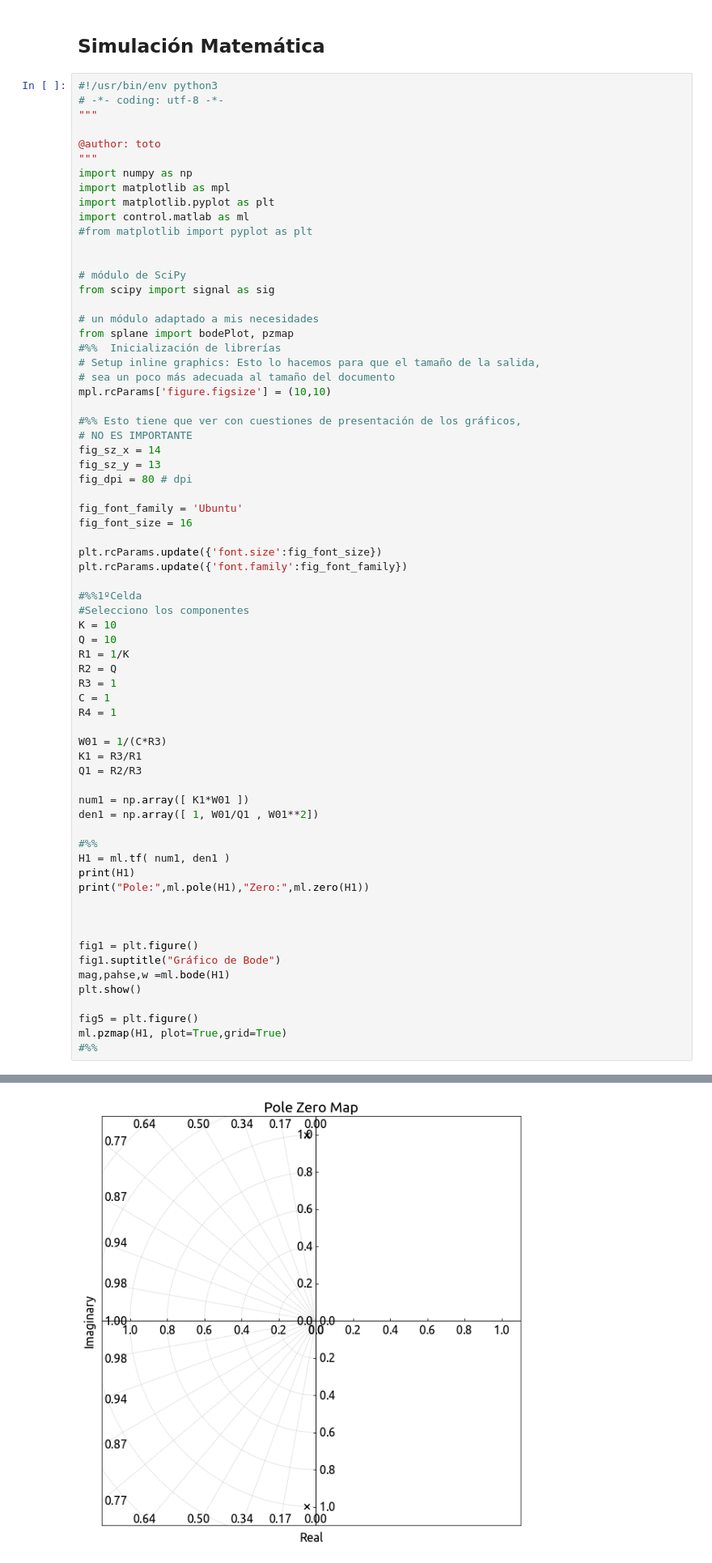
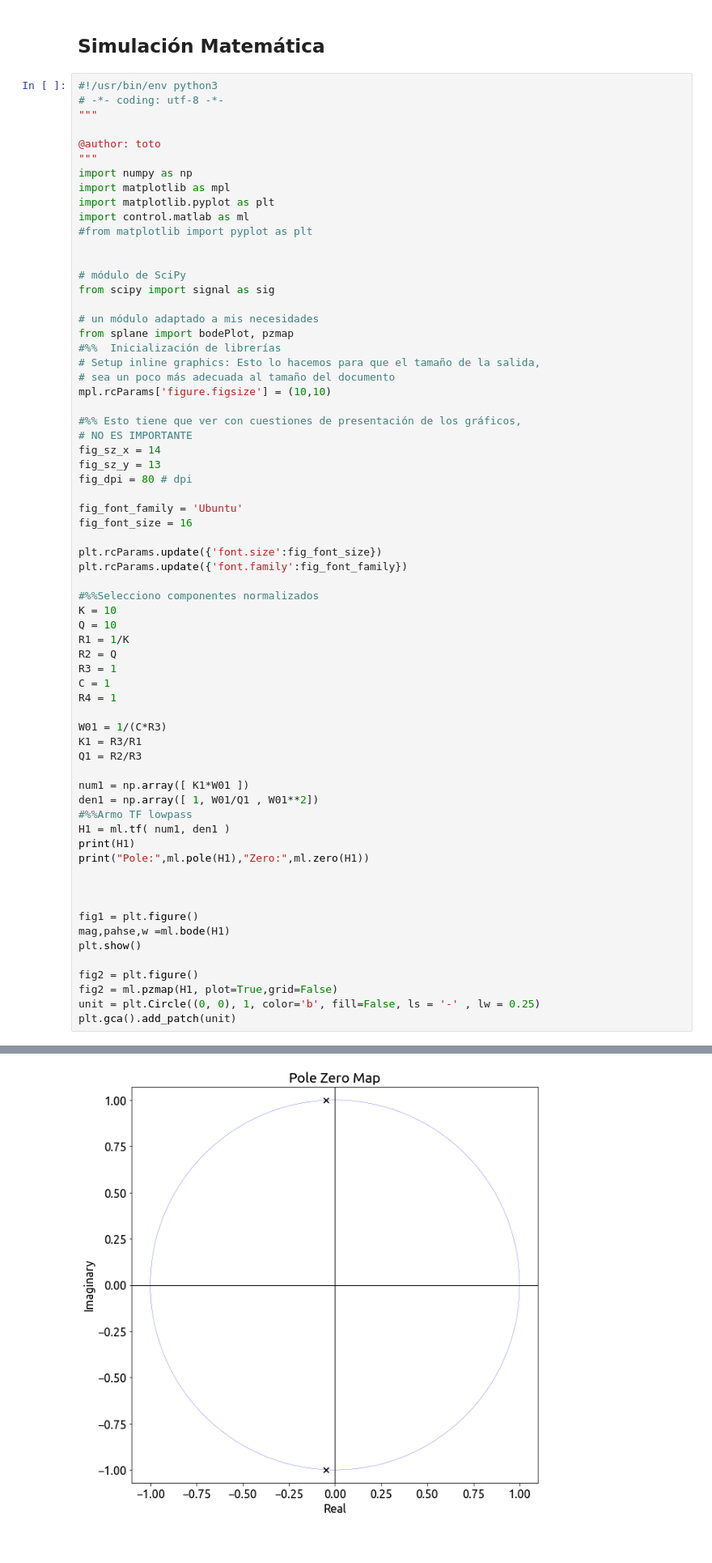
Before and after one commit to TobiasBp99/UTN-TCII, a Jupyter notebook: Tareas-Semanales/TrabajoSemanal2/TrabajoSemanal2.ipynb, the cells around one changed output, grey strips where cells are left out. Shown at 81% size. Saved outputs shown, nothing was run; the diff lists cells and outputs as text.

```diff
--- a/Tareas-Semanales/TrabajoSemanal2/TrabajoSemanal2.ipynb
+++ b/Tareas-Semanales/TrabajoSemanal2/TrabajoSemanal2.ipynb
@@ -132,8 +133,7 @@ fig_font_size = 16
 plt.rcParams.update({'font.size':fig_font_size})
 plt.rcParams.update({'font.family':fig_font_family})
 
-#%%1ºCelda
-#Selecciono los componentes
+#%%Selecciono componentes normalizados
 K = 10
 Q = 10
 R1 = 1/K
@@ -148,8 +148,7 @@ Q1 = R2/R3
 
 num1 = np.array([ K1*W01 ])
 den1 = np.array([ 1, W01/Q1 , W01**2])
-
-#%%
+#%%Armo TF lowpass
 H1 = ml.tf( num1, den1 )
 print(H1)
 print("Pole:",ml.pole(H1),"Zero:",ml.zero(H1))
@@ -157,13 +156,13 @@ print("Pole:",ml.pole(H1),"Zero:",ml.zero(H1))
 
 
 fig1 = plt.figure()
-fig1.suptitle("Gráfico de Bode")
 mag,pahse,w =ml.bode(H1)
 plt.show()
 
-fig5 = plt.figure()
-ml.pzmap(H1, plot=True,grid=True)
-#%%
+fig2 = plt.figure()
+fig2 = ml.pzmap(H1, plot=True,grid=False)
+unit = plt.Circle((0, 0), 1, color='b', fill=False, ls = '-' , lw = 0.25)
+plt.gca().add_patch(unit)
 # %% [output]
       10
 ---------------
@@ -175 +174 @@ Pole: [-0.05+0.99874922j -0.05-0.99874922j] Zero: []
-[figure, old version]
+[figure, new version]
```
Also changed, not shown: parts of 9 cells of this notebook, 5 other files.
